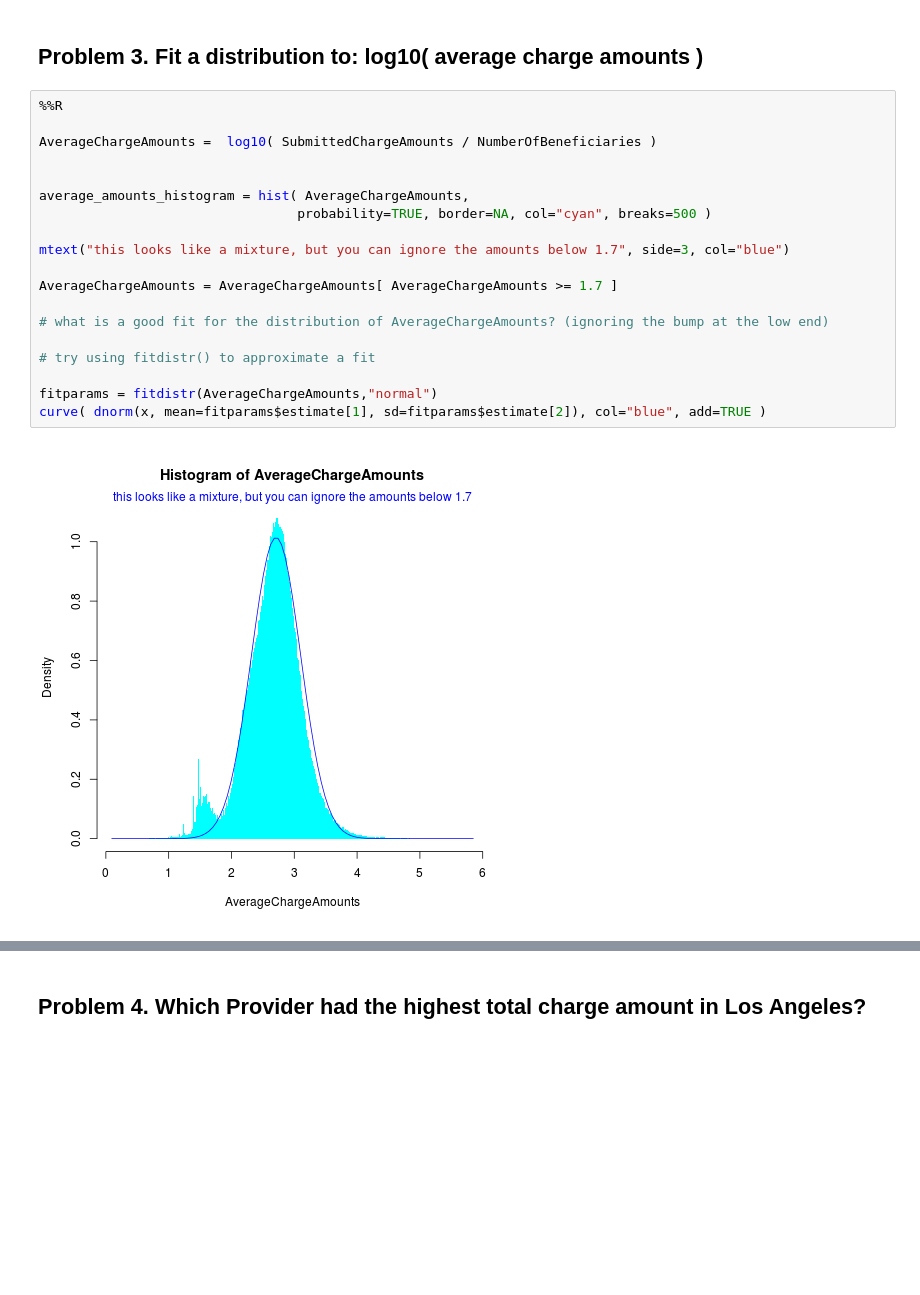
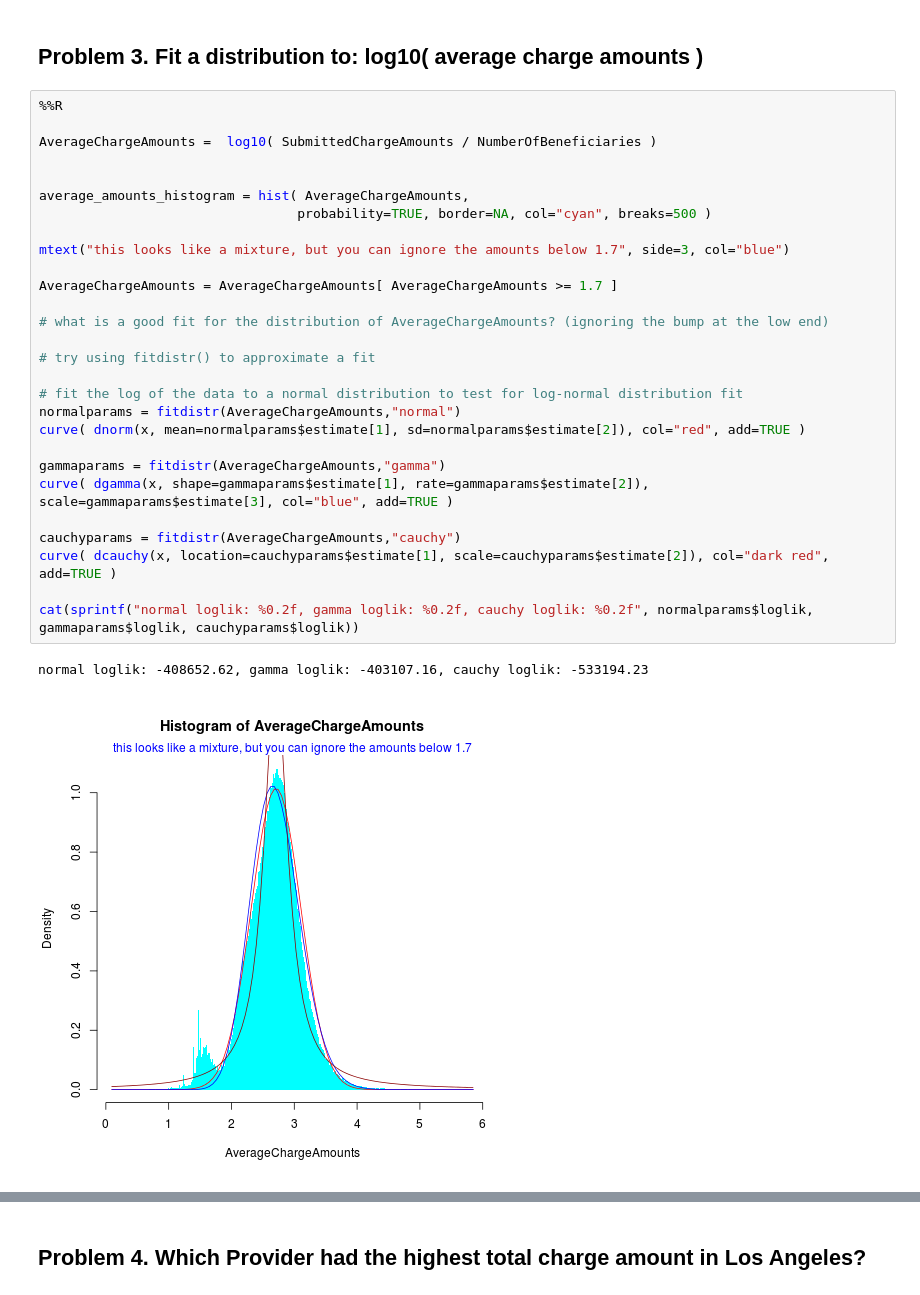
Before and after one commit to realmichaelzyy/cs249-2, a Jupyter notebook: hw1/MiniHW1.ipynb, the cells around one changed output, grey strips where cells are left out. Drawn from its saved outputs; the diff is of its cells as text; blank space fills up the shorter version.

```diff
--- a/hw1/MiniHW1.ipynb
+++ b/hw1/MiniHW1.ipynb
@@ -236,21 +220,31 @@ print(parameters$loglik)
 # %%
 %%R
 
 AverageChargeAmounts =  log10( SubmittedChargeAmounts / NumberOfBeneficiaries )
 
 
 average_amounts_histogram = hist( AverageChargeAmounts,
                                  probability=TRUE, border=NA, col="cyan", breaks=500 )
 
 mtext("this looks like a mixture, but you can ignore the amounts below 1.7", side=3, col="blue")
 
 AverageChargeAmounts = AverageChargeAmounts[ AverageChargeAmounts >= 1.7 ]
 
 # what is a good fit for the distribution of AverageChargeAmounts? (ignoring the bump at the low end)
 
 # try using fitdistr() to approximate a fit
 
-fitparams = fitdistr(AverageChargeAmounts,"normal")
-curve( dnorm(x, mean=fitparams$estimate[1], sd=fitparams$estimate[2]), col="blue", add=TRUE )
+# fit the log of the data to a normal distribution to test for log-normal distribution fit
+normalparams = fitdistr(AverageChargeAmounts,"normal")
+curve( dnorm(x, mean=normalparams$estimate[1], sd=normalparams$estimate[2]), col="red", add=TRUE )
+
+gammaparams = fitdistr(AverageChargeAmounts,"gamma")
+curve( dgamma(x, shape=gammaparams$estimate[1], rate=gammaparams$estimate[2]), scale=gammaparams$estimate[3], col="blue", add=TRUE )
+
+cauchyparams = fitdistr(AverageChargeAmounts,"cauchy")
+curve( dcauchy(x, location=cauchyparams$estimate[1], scale=cauchyparams$estimate[2]), col="dark red", add=TRUE )
+
+cat(sprintf("normal loglik: %0.2f, gamma loglik: %0.2f, cauchy loglik: %0.2f", normalparams$loglik, gammaparams$loglik, cauchyparams$loglik))
 # %% [output]
+normal loglik: -408652.62, gamma loglik: -403107.16, cauchy loglik: -533194.23
-[figure, old version]
+[figure, new version]
```
Also changed, not shown: parts of 17 cells of this notebook.
